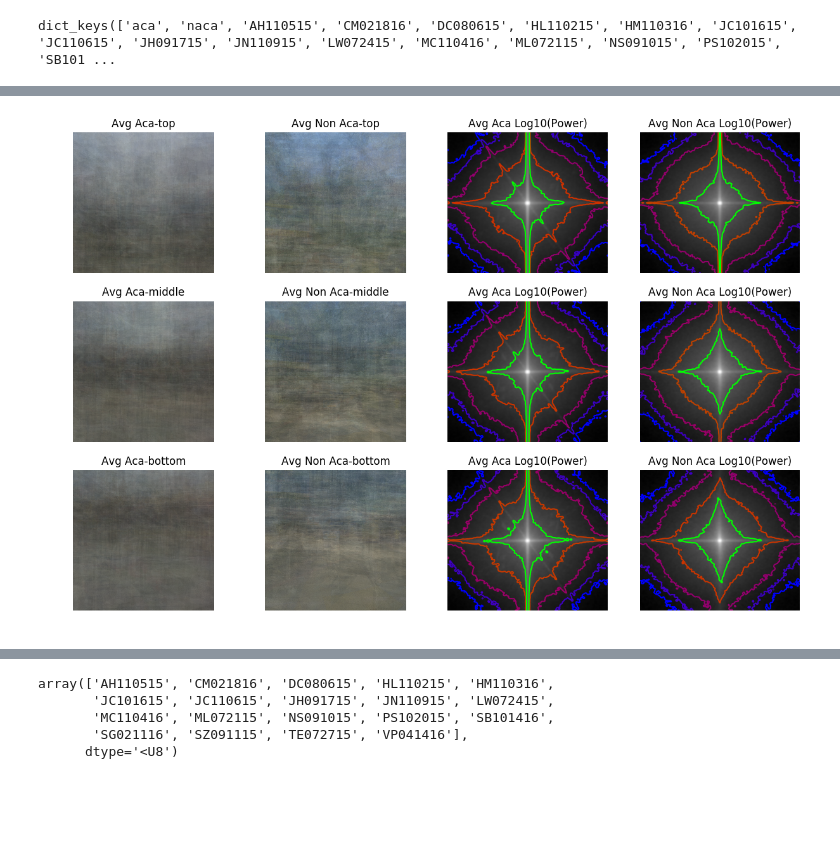
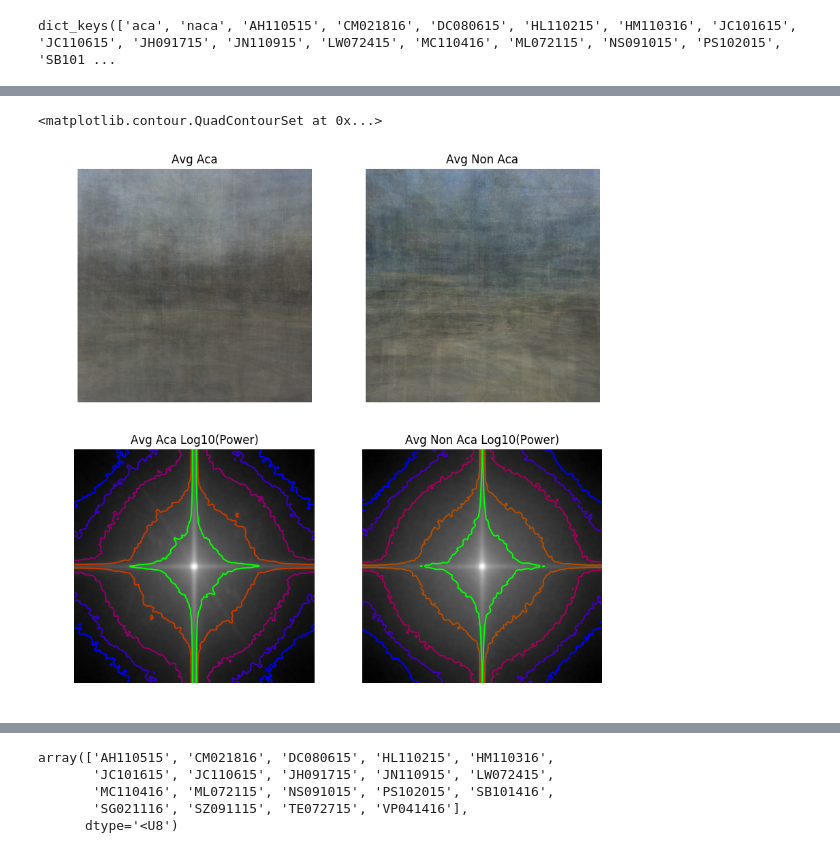
Before and after one commit to Akshugopi/myopiaNaturalScenes, a Jupyter notebook: myopiaNaturalScenes.ipynb, the cells around one changed output, grey strips where cells are left out. Drawn from its saved outputs; the diff is of its cells as text; code cells hidden in the pictures; blank space fills up the shorter version.

```diff
--- a/myopiaNaturalScenes.ipynb
+++ b/myopiaNaturalScenes.ipynb
@@ -385,10 +438,12 @@ ddict['naca']['images_raw'] = naca_raw_images
 # analyze overall NACA and ACA
 ddict['aca'] = analyze_imset(set_ims = aca_raw_images,
                              min_dim = min_dim,
-                             dictloc = ddict['aca'])
+                             dictloc = ddict['aca'],
+                             crop = False)
 ddict['naca'] = analyze_imset(set_ims = naca_raw_images,
                               min_dim = min_dim,
-                              dictloc = ddict['naca'])
+                              dictloc = ddict['naca'],
+                              crop = False)
 
 # analyze images for each individual subject
 for i, sub in enumerate(subjects):
@@ -414,7 +469,8 @@ for i, sub in enumerate(subjects):
     if not np.shape(subims) == (0, ):
         ddict[sub] = analyze_imset(set_ims = subims,
                                 min_dim = min_dim,
-                                dictloc = thisloc)
+                                dictloc = thisloc,
+                                crop = False)
 
     # analyze academic & nonacademic separately
     if not np.shape(aca_subims) == (0, ):
@@ -426,7 +482,8 @@ for i, sub in enumerate(subjects):
         #if there are images in this category then calculate averages and ft for them
         ddict[sub][school] = analyze_imset(set_ims = thisloc['images_raw'],
                                         min_dim = min_dim,
-                                        dictloc = thisloc)
+                                        dictloc = thisloc,
+                                        crop = False)
     if not np.shape(naca_subims) == (0, ):
         school = 'naca'
         ddict[sub][school] = {}
@@ -436,4 +493,5 @@ for i, sub in enumerate(subjects):
         #if there are images in this category then calculate averages and ft for them
         ddict[sub][school] = analyze_imset(set_ims = thisloc['images_raw'],
                                         min_dim = min_dim,
-                                        dictloc = thisloc)
+                                        dictloc = thisloc,
+                                        crop = False)
@@ -474,26 +549,24 @@ dict_keys(['images', 'avgim', 'avgim_bw', 'avgim_fft', 'avgim_ps', 'avgim_fft_fr
 # %%
-#plot the average for top middle and bottom comparing academic and non-academic
+#plot the average images comparing academic and non-academic
 
-plt.figure(figsize=(15,10))
+plt.figure(figsize=(10,10))
 
-for i, sample_loc in enumerate(['top','middle','bottom']):
+ax = plt.subplot(2, 2, 1, title="Avg Aca")
+implot(ddict['aca']['avgim'])
 
-    ax = plt.subplot(3, 4, 1+(4*i), title="Avg Aca-{}".format(sample_loc))
-    implot(ddict['aca'][sample_loc]['avgim'])
+ax = plt.subplot(2, 2, 2, title="Avg Non Aca")
+implot(ddict['naca']['avgim'])
 
-    ax = plt.subplot(3, 4, 2+(4*i), title="Avg Non Aca-{}".format(sample_loc))
-    implot(ddict['naca'][sample_loc]['avgim'])
+ax = plt.subplot(2, 2, 3, title='Avg Aca Log10(Power)')
+contour_plotter(ps = ddict['aca']['avgim_ps'],
+                fqs = ddict['aca']['avgim_fft_freqs'], bar=False, ticks=False)
 
-    ax = plt.subplot(3, 4, 3+(4*i), title='Avg Aca Log10(Power)')
-    contour_plotter(ps = ddict['aca'][sample_loc]['avgim_ps'],
-                    fqs = ddict['aca'][sample_loc]['avgim_fft_freqs'], bar=False, ticks=False)
-    #ax.annotate('a_v='+str(np.round(ddict['aca'][sample_loc]['avgim_alpha_vertical'],2)),xy=(100,100))
-
-    ax = plt.subplot(3, 4, 4+(4*i), title='Avg Non Aca Log10(Power)')
-    contour_plotter(ps = ddict['naca'][sample_loc]['avgim_ps'],
-                    fqs = ddict['naca'][sample_loc]['avgim_fft_freqs'], bar=False, ticks=False)
+ax = plt.subplot(2, 2, 4, title='Avg Non Aca Log10(Power)')
+contour_plotter(ps = ddict['naca']['avgim_ps'],
+                fqs = ddict['naca']['avgim_fft_freqs'], bar=False, ticks=False)
 # %% [output]
+<matplotlib.contour.QuadContourSet at 0x...>
-[figure, old version]
+[figure, new version]
 # %%
 #make a pandas df to hold our data
 
```
Also changed, not shown: parts of 17 cells of this notebook.
